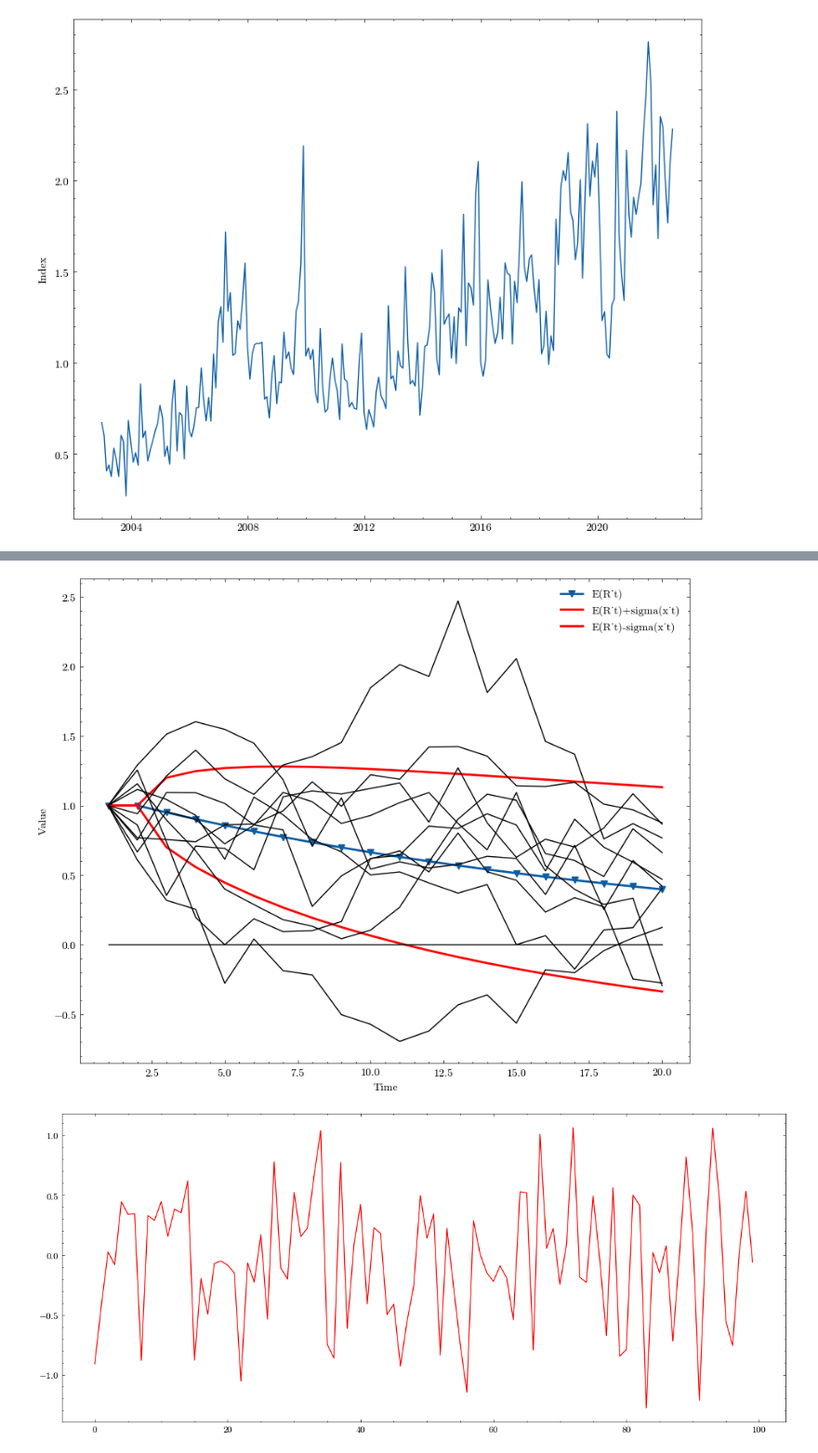
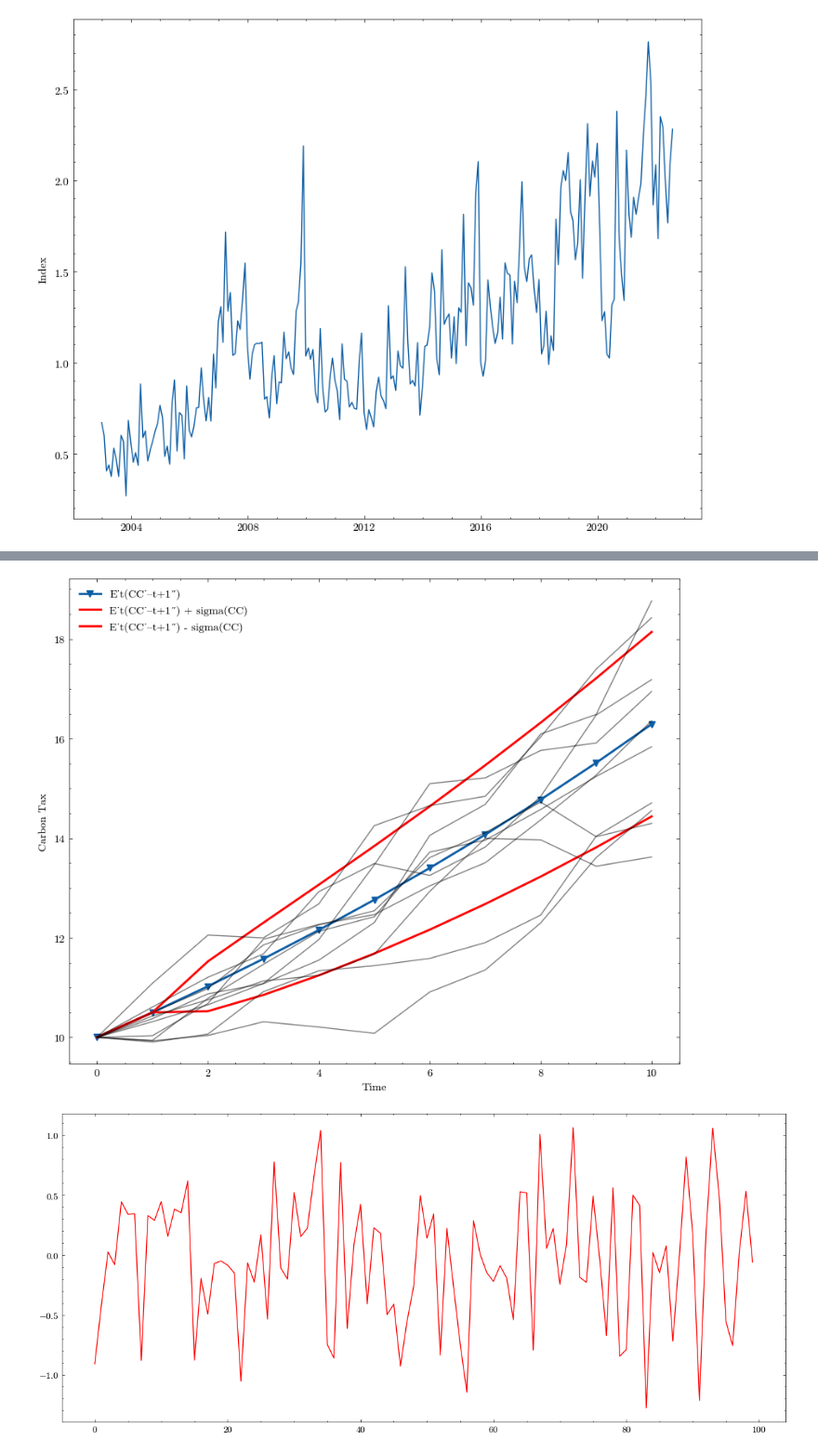
Before and after one commit to tlorans/climateriskassetpricing, a Jupyter notebook: codes/chapter01.ipynb, the cells around one changed output, grey strips where cells are left out. Shown: that part at 93% size. Drawn from its saved outputs; the diff is of its cells as text; code cells hidden in the pictures.

```diff
--- a/codes/chapter01.ipynb
+++ b/codes/chapter01.ipynb
@@ -46,42 +126,50 @@ plt.show()
 # %%
 import numpy as np
 import matplotlib.pyplot as plt
 
-# Reset random number generator for reproducibility
-# np.random.seed(3)
+# Parameters
+beta_cc = -0.2  # Sensitivity to carbon tax
+phi = 1.05  # AR(1) coefficient for carbon tax
+sigma_tilde_CC = 0.5  # Standard deviation of the white noise in carbon tax
 
-# Initialize parameters
-Ext = np.zeros(20)
-simsize = 10
-xt = np.zeros((20, simsize))
-sigxt = np.zeros(20)
-Ext[0] = 1
-xt[0, :] = 1 * np.ones(simsize)
-sigxt[0] = 0
-sige = 0.25
-rho = 0.95
+# Initial values
+CC_t = 10  # Current carbon tax
+T = 10  # Number of periods
+simsize = 10  # Number of simulations
 
-# Simulate AR(1) process
-for t in range(1, 20):
-    Ext[t] = rho**(t-1) * Ext[0]
-    sigxt[t] = np.sqrt((1 - rho**(2*(t-1))) / (1 - rho**2)) * sige
-    xt[t, :] = rho * xt[t-1, :] + sige * np.random.randn(simsize)
+# Initialize arrays to store values
+CC = np.zeros((T+1, simsize))
+E_CC = np.zeros(T+1)
+sig_CC = np.zeros(T+1)
 
+# Set initial value for carbon tax
+CC[0, :] = CC_t
+E_CC[0] = CC_t
+
+# Simulate the process
+for t in range(T):
+    E_CC[t+1] = phi * E_CC[t]
+    sig_CC[t+1] = sigma_tilde_CC * np.sqrt((1 - phi**(2*(t))) / (1 - phi**2))
+    for i in range(simsize):
+        CC[t+1, i] = phi * CC[t, i] + np.random.normal(0, sigma_tilde_CC)
+
+# Plot the results
 plt.figure(figsize=(10, 8))
-plt.plot(np.arange(1, 21), Ext, '-v', linewidth=2, label='E(R_t)')
-plt.plot(np.arange(1, 21), Ext + sigxt, '-r', linewidth=2, label='E(R_t)+sigma(x_t)')
-plt.plot(np.arange(1, 21), Ext - sigxt, '-r', linewidth=2, label='E(R_t)-sigma(x_t)')
+plt.plot(np.arange(T+1), E_CC, '-v', linewidth=2, label='E_t(CC_{t+1})')
+plt.plot(np.arange(T+1), E_CC + sig_CC, '-r', linewidth=2, label='E_t(CC_{t+1}) + sigma(CC)')
+plt.plot(np.arange(T+1), E_CC - sig_CC, '-r', linewidth=2, label='E_t(CC_{t+1}) - sigma(CC)')
 for i in range(simsize):
-    plt.plot(np.arange(1, 21), xt[:, i], '-k')
-plt.plot(np.arange(1, 21), np.zeros(20), '-k')
+    plt.plot(np.arange(T+1), CC[:, i], '-k', alpha=0.5)
+# plt.plot(np.arange(T+1), np.zeros(T+1), '-k')
+# plt.title('Expected and Actual Carbon Tax with Simulations')
+plt.xlabel('Time')
+plt.ylabel('Carbon Tax')
 plt.legend()
-plt.xlabel('Time')
-plt.ylabel('Value')
-
-
+# plt.grid(True)
+plt.savefig('../images/chapter01/carbon_tax_simulations.png', dpi=300)
 plt.show()
 # %% [output]
-[figure, old version]
+[figure, new version]
 # %%
 import numpy as np
 import matplotlib.pyplot as plt
```
Also changed, not shown: parts of 3 cells of this notebook, 11 other files.
